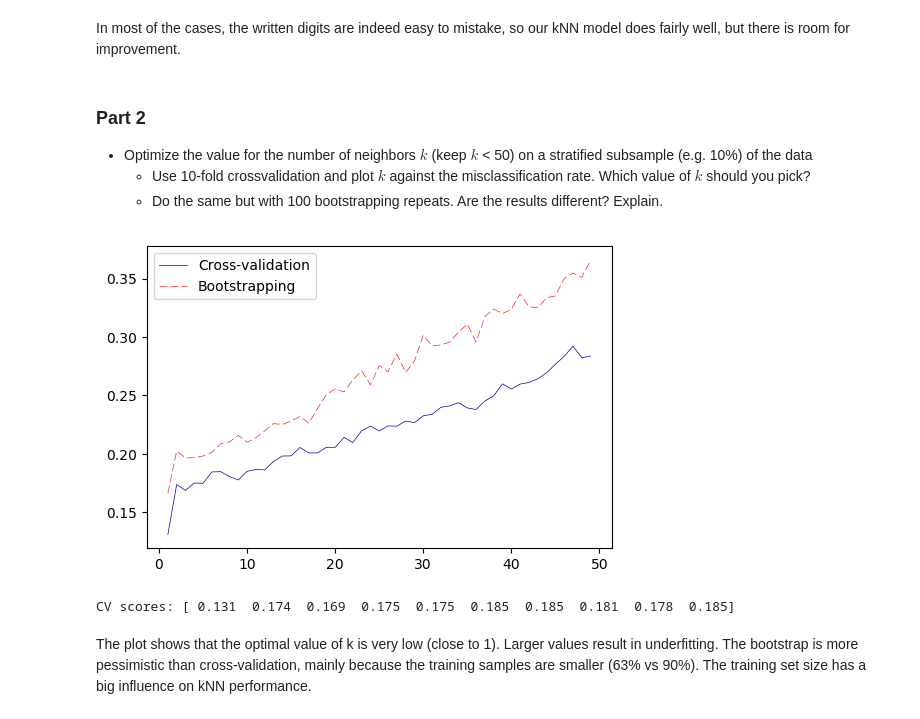
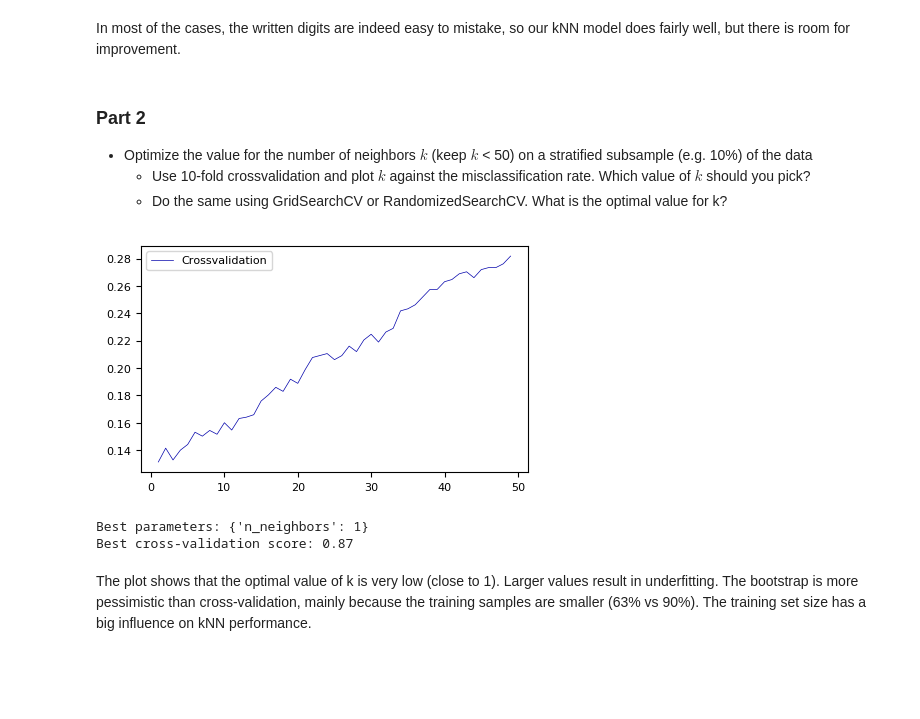
Before and after one commit to joaquinvanschoren/ML-intro, a Jupyter notebook: Labs_1_Solution.ipynb, the cells around one changed output. Cells and saved outputs as stored; diff of their text form; code cells hidden in the pictures; blank space fills up the shorter version.

```diff
--- a/Labs_1_Solution.ipynb
+++ b/Labs_1_Solution.ipynb
@@ -66,36 +66,37 @@ In most of the cases, the written digits are indeed easy to mistake, so our kNN
 ### Part 2
 - Optimize the value for the number of neighbors $k$ (keep $k$ < 50) on a stratified subsample (e.g. 10%) of the data
     - Use 10-fold crossvalidation and plot $k$ against the misclassification rate. Which value of $k$ should you pick?
-    - Do the same but with 100 bootstrapping repeats. Are the results different? Explain.
+    - Do the same using GridSearchCV or RandomizedSearchCV. What is the optimal value for k?
 # %%
-from sklearn.model_selection import cross_val_score, ShuffleSplit
+from sklearn.model_selection import cross_val_score
 
 # 10% stratified subsample (by stratified splitting and ignoring the test sets)
 Xs, _, ys, _ = train_test_split(X, y, train_size=0.1, stratify=y)
 
 # Result buffers
 k_values = range(1,50)
 cv_scores = []
-bs_scores = []
-
-# Bootstrap, as a shuffle split with train size 63%
-bootstraps = ShuffleSplit(train_size=0.63, n_splits=100)
 
 # Loop over all k values, compute and store CV score, plot
 for k in k_values:
     knn = KNeighborsClassifier(n_neighbors = k)
     cv_scores.append(1 - np.mean(cross_val_score(knn, Xs, ys, cv = 10, n_jobs = -1)))
-    bs_scores.append(1 - np.mean(cross_val_score(knn, Xs, ys, cv = bootstraps, n_jobs = -1)))
-plt.plot(k_values, cv_scores, label="Cross-validation")
-plt.plot(k_values, bs_scores, label="Bootstrapping")
+plt.plot(k_values, cv_scores, label="Crossvalidation")
 plt.legend(loc="best")
 plt.show();
 # %% [output]
-[figure, old version]
+[figure, new version]
-# %%
-print('CV scores:', np.around(cv_scores[:10],3))
-# %% [output]
-CV scores: [ 0.131  0.174  0.169  0.175  0.175  0.185  0.185  0.181  0.178  0.185]
+# %%
+from sklearn.model_selection import GridSearchCV
+
+param_grid = {'n_neighbors': k_values}
+grid_search = GridSearchCV(knn, param_grid, cv=10, n_jobs=-1)
+grid_search.fit(Xs, ys)
+print("Best parameters: {}".format(grid_search.best_params_))
+print("Best cross-validation score: {:.2f}".format(grid_search.best_score_))
+# %% [output]
+Best parameters: {'n_neighbors': 1}
+Best cross-validation score: 0.87
 # %% [markdown]
 The plot shows that the optimal value of k is very low (close to 1). Larger values result in underfitting.
 The bootstrap is more pessimistic than cross-validation, mainly because the training samples are smaller (63% vs 90%). The training set size has a big influence on kNN performance.
```
Also changed, not shown: parts of 6 cells of this notebook, 12 other files.
